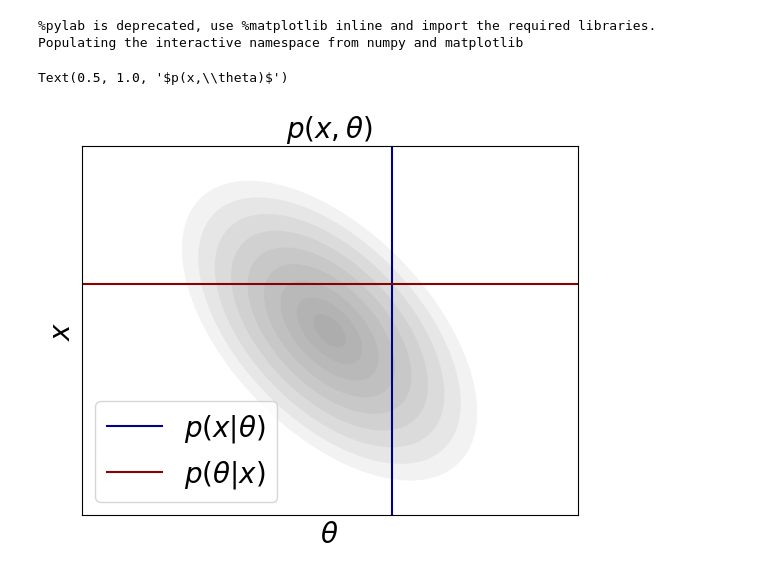
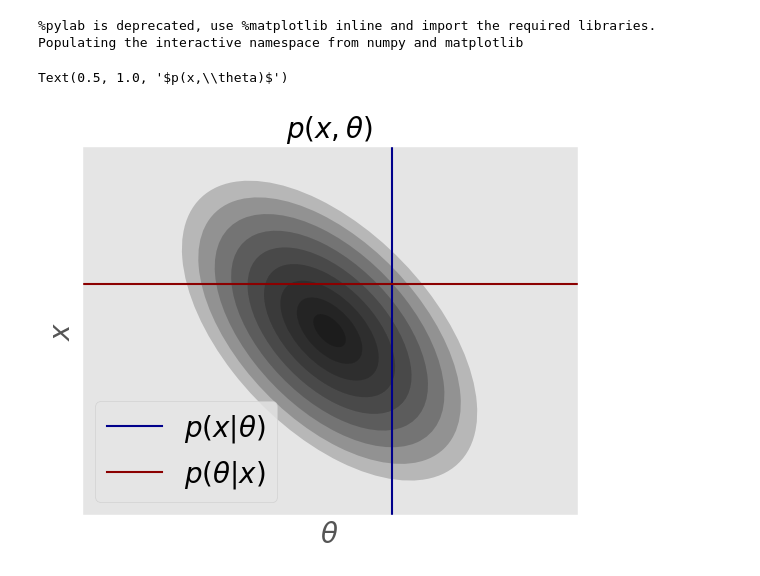
Before and after one commit to andrevitorelli/that-box-over-there, a Jupyter notebook: bayesian.ipynb, the cells around one changed output. Drawn from its saved outputs; the diff is of its cells as text; code cells hidden in the pictures.

```diff
--- a/bayesian.ipynb
+++ b/bayesian.ipynb
@@ -6,28 +6,28 @@ Populating the interactive namespace from numpy and matplotlib
 # %%
 from matplotlib import patches
 # %%
-
+style.use("ggplot")
 fig  = figure()
 ax  = fig.add_subplot(111)
 xcenter = 0
 ycenter = 0
 width=1
 height=2
 angle=30
 for i in range(10):
     e2 = patches.Ellipse((xcenter, ycenter), width*i, height*i,
-                     angle=angle, linewidth=0, color='gray', fill=True, zorder=2,alpha=.1)
+                     angle=angle, linewidth=0, color='k', fill=True, zorder=2,alpha=.2)
     ax.add_patch(e2)
 xlim(-10,10)
 ylim(-10,10)
 xlabel("$\\theta$",fontsize=20)
 ylabel("$x$",fontsize=20)
 axvline(2.5,color='darkblue',label="$p(x|\\theta)$")
 axhline(2.5,color='darkred',label="$p(\\theta|x)$")
 ax.set_xticks([])
 ax.set_yticks([])
 legend(fontsize=20)
 title("$p(x,\\theta)$",fontsize=20)
 # %% [output]
 Text(0.5, 1.0, '$p(x,\\theta)$')
-[figure, old version]
+[figure, new version]
```
